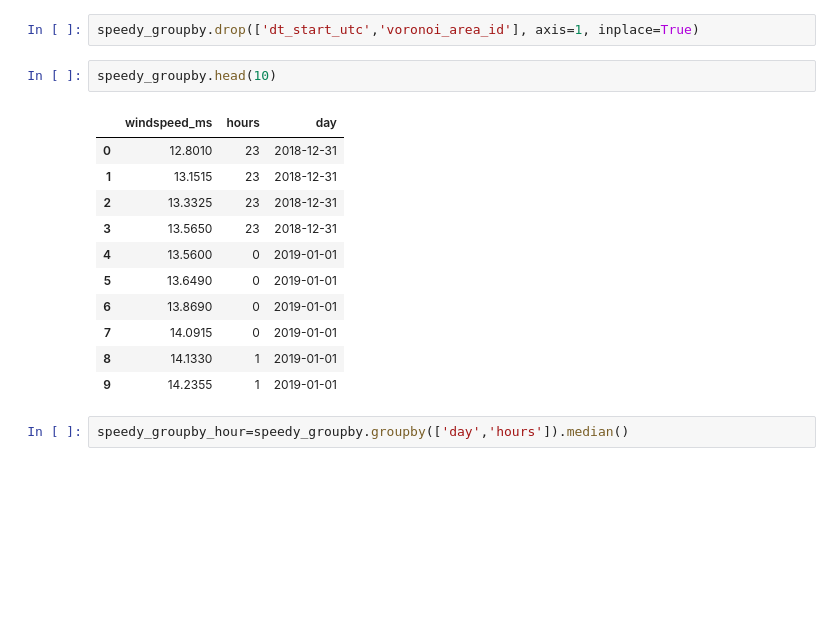
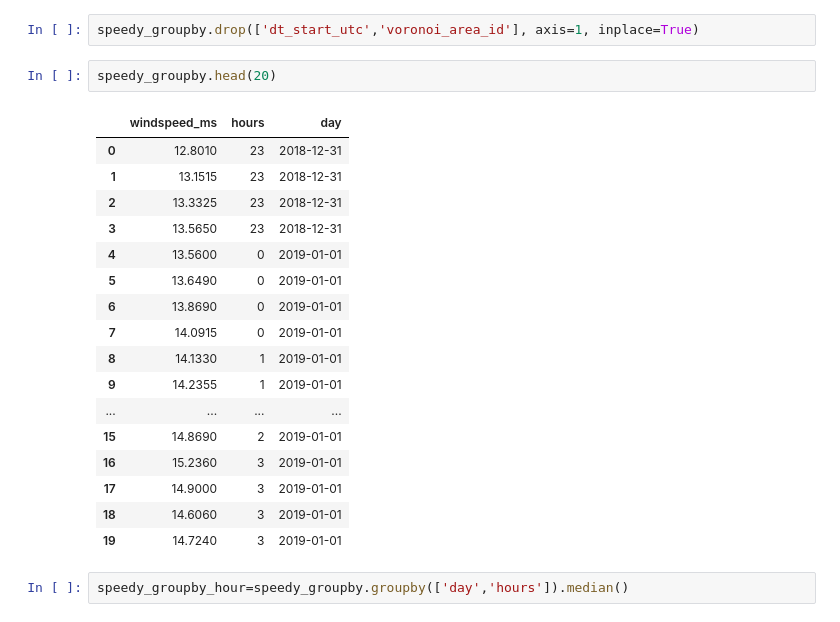
Before and after one commit to Windbenders/capstone_energy, a Jupyter notebook: notebooks/notebook_Katrin.ipynb, the cells around one changed output. Cells and saved outputs as stored; diff of their text form; blank space fills up the shorter version.

```diff
--- a/notebooks/notebook_Katrin.ipynb
+++ b/notebooks/notebook_Katrin.ipynb
@@ -688,19 +670,25 @@ speedy_groupby.head()
 # %%
 speedy_groupby.drop(['dt_start_utc','voronoi_area_id'], axis=1, inplace=True)
 # %%
-speedy_groupby.head(10)
+speedy_groupby.head(20)
 # %% [output]
 |  | windspeed_ms | hours | day |
 | 0 | 12.8010 | 23 | 2018-12-31 |
 | 1 | 13.1515 | 23 | 2018-12-31 |
 | 2 | 13.3325 | 23 | 2018-12-31 |
 | 3 | 13.5650 | 23 | 2018-12-31 |
 | 4 | 13.5600 | 0 | 2019-01-01 |
 | 5 | 13.6490 | 0 | 2019-01-01 |
 | 6 | 13.8690 | 0 | 2019-01-01 |
 | 7 | 14.0915 | 0 | 2019-01-01 |
 | 8 | 14.1330 | 1 | 2019-01-01 |
 | 9 | 14.2355 | 1 | 2019-01-01 |
+| ... | ... | ... | ... |
+| 15 | 14.8690 | 2 | 2019-01-01 |
+| 16 | 15.2360 | 3 | 2019-01-01 |
+| 17 | 14.9000 | 3 | 2019-01-01 |
+| 18 | 14.6060 | 3 | 2019-01-01 |
+| 19 | 14.7240 | 3 | 2019-01-01 |
 # %%
 speedy_groupby_hour=speedy_groupby.groupby(['day','hours']).median()
 # %%
```
Also changed, not shown: parts of 19 cells of this notebook.
